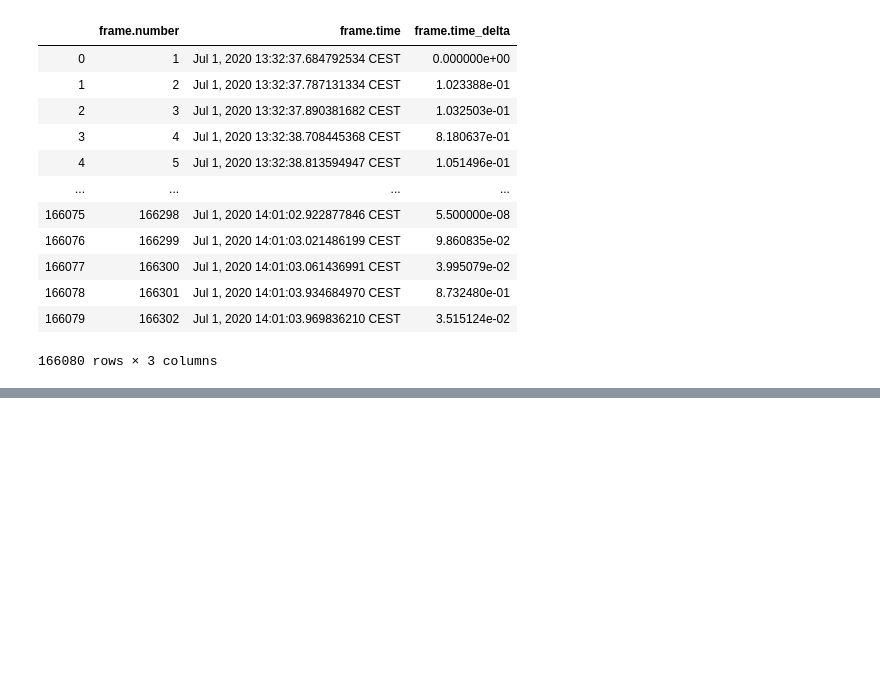
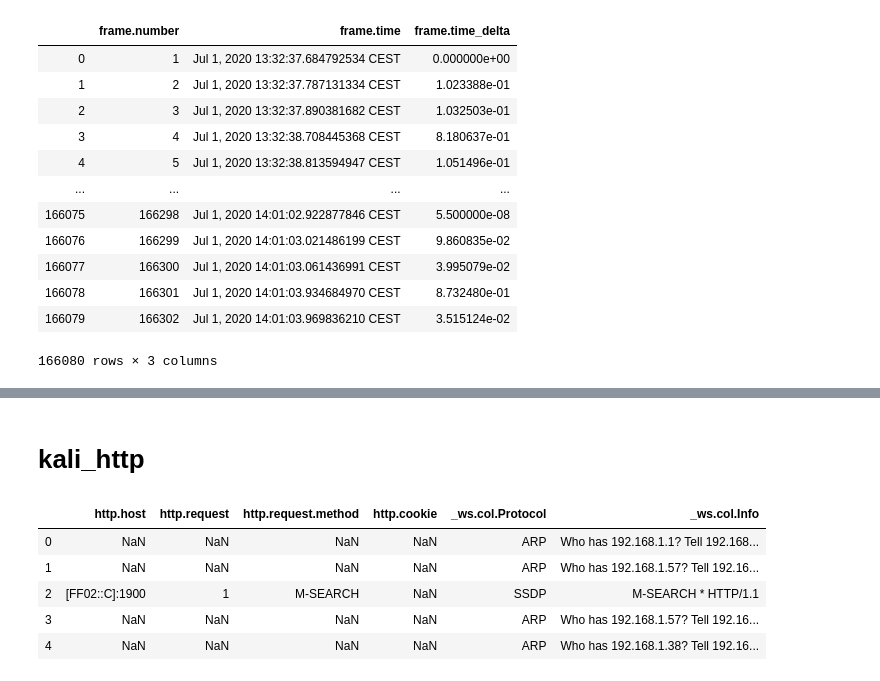
Before and after one commit to Dibmar/Oceans_7_Project, a Jupyter notebook: 01-07_Kali.ipynb, the cells around one changed output, grey strips where cells are left out. Cells and saved outputs as stored; diff of their text form; code cells hidden in the pictures; blank space fills up the shorter version.

```diff
--- a/01-07_Kali.ipynb
+++ b/01-07_Kali.ipynb
@@ -60,0 +164,12 @@ kali_frame
+# %% [markdown]
+# kali_http
+# %%
+kali_http = kali[['http.host', 'http.request', 'http.request.method', 'http.cookie','_ws.col.Protocol', '_ws.col.Info']]
+kali_http.head()
+# %% [output]
+|  | http.host | http.request | http.request.method | http.cookie | _ws.col.Protocol | _ws.col.Info |
+| 0 | NaN | NaN | NaN | NaN | ARP | Who has 192.168.1.1? Tell 192.168... |
+| 1 | NaN | NaN | NaN | NaN | ARP | Who has 192.168.1.57? Tell 192.16... |
+| 2 | [FF02::C]:1900 | 1 | M-SEARCH | NaN | SSDP | M-SEARCH * HTTP/1.1 |
+| 3 | NaN | NaN | NaN | NaN | ARP | Who has 192.168.1.57? Tell 192.16... |
+| 4 | NaN | NaN | NaN | NaN | ARP | Who has 192.168.1.38? Tell 192.16... |
```
Also changed, not shown: parts of 16 cells of this notebook, 2 other files.
